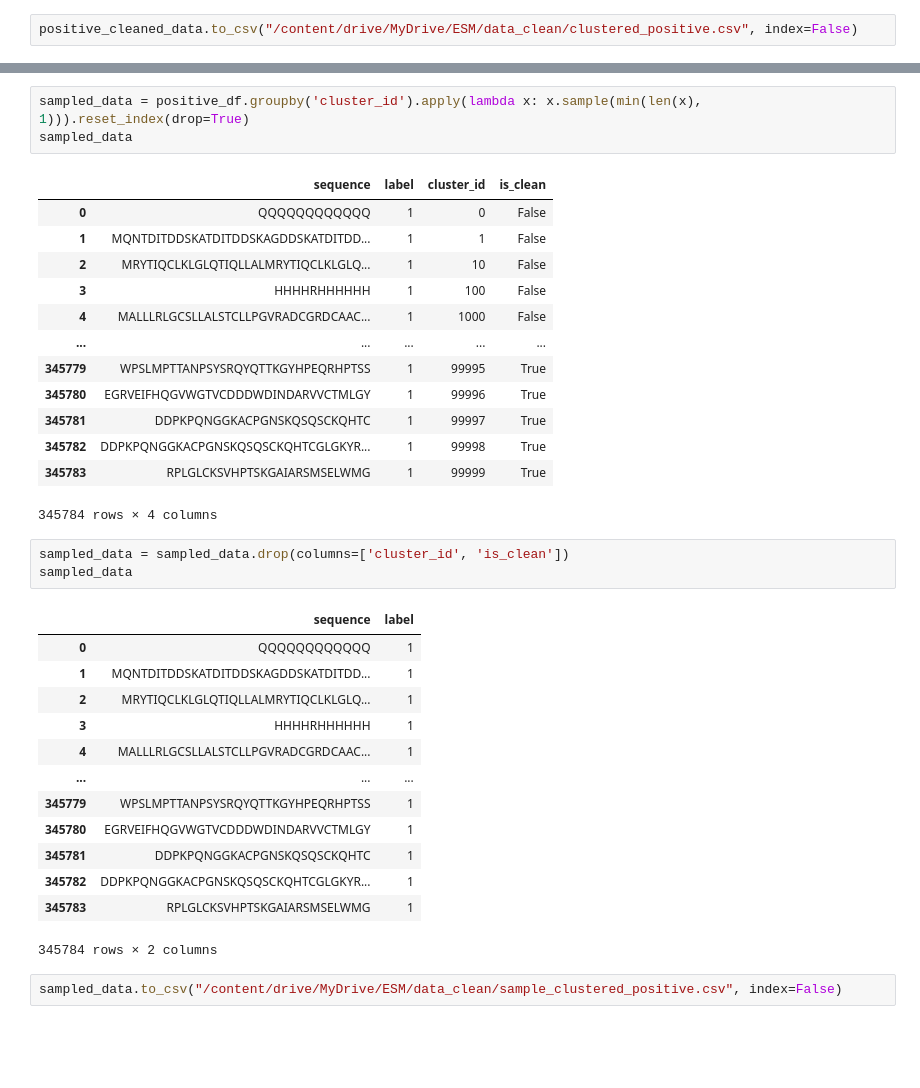
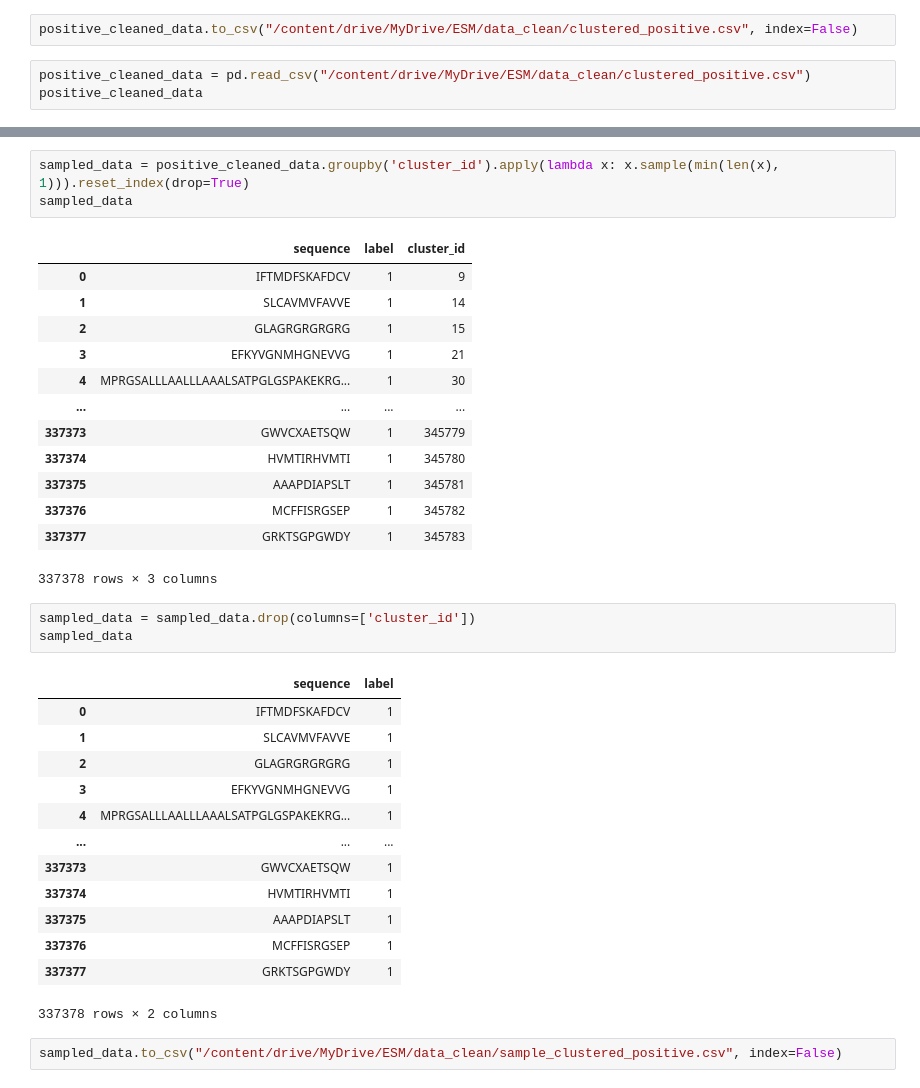
Before and after one commit to DRepresser/NeuroClassify, a Jupyter notebook: preprocess_and_EDA.ipynb, the cells around one changed output, grey strips where cells are left out. Saved outputs shown, nothing was run; the diff lists cells and outputs as text; blank space fills up the shorter version.

```diff
--- a/preprocess_and_EDA.ipynb
+++ b/preprocess_and_EDA.ipynb
@@ -213,3 +213,6 @@ See the caveats in the documentation: https://pandas.pydata.org/pandas-docs/stab
 2582017 rows × 3 columns
 # %%
 positive_cleaned_data.to_csv("/content/drive/MyDrive/ESM/data_clean/clustered_positive.csv", index=False)
+# %%
+positive_cleaned_data = pd.read_csv("/content/drive/MyDrive/ESM/data_clean/clustered_positive.csv")
+positive_cleaned_data
@@ -216,37 +233,37 @@ positive_cleaned_data.to_csv("/content/drive/MyDrive/ESM/data_clean/clustered_po
 # %%
-sampled_data = positive_df.groupby('cluster_id').apply(lambda x: x.sample(min(len(x), 1))).reset_index(drop=True)
+sampled_data = positive_cleaned_data.groupby('cluster_id').apply(lambda x: x.sample(min(len(x), 1))).reset_index(drop=True)
 sampled_data
 # %% [output]
-|  | sequence | label | cluster_id | is_clean |
-| 0 | QQQQQQQQQQQQ | 1 | 0 | False |
-| 1 | MQNTDITDDSKATDITDDSKAGDDSKATDITDD... | 1 | 1 | False |
-| 2 | MRYTIQCLKLGLQTIQLLALMRYTIQCLKLGLQ... | 1 | 10 | False |
-| 3 | HHHHRHHHHHH | 1 | 100 | False |
-| 4 | MALLLRLGCSLLALSTCLLPGVRADCGRDCAAC... | 1 | 1000 | False |
-| ... | ... | ... | ... | ... |
-| 345779 | WPSLMPTTANPSYSRQYQTTKGYHPEQRHPTSS | 1 | 99995 | True |
-| 345780 | EGRVEIFHQGVWGTVCDDDWDINDARVVCTMLGY | 1 | 99996 | True |
-| 345781 | DDPKPQNGGKACPGNSKQSQSCKQHTC | 1 | 99997 | True |
-| 345782 | DDPKPQNGGKACPGNSKQSQSCKQHTCGLGKYR... | 1 | 99998 | True |
-| 345783 | RPLGLCKSVHPTSKGAIARSMSELWMG | 1 | 99999 | True |
+|  | sequence | label | cluster_id |
+| 0 | IFTMDFSKAFDCV | 1 | 9 |
+| 1 | SLCAVMVFAVVE | 1 | 14 |
+| 2 | GLAGRGRGRGRG | 1 | 15 |
+| 3 | EFKYVGNMHGNEVVG | 1 | 21 |
+| 4 | MPRGSALLLAALLLAAALSATPGLGSPAKEKRG... | 1 | 30 |
+| ... | ... | ... | ... |
+| 337373 | GWVCXAETSQW | 1 | 345779 |
+| 337374 | HVMTIRHVMTI | 1 | 345780 |
+| 337375 | AAAPDIAPSLT | 1 | 345781 |
+| 337376 | MCFFISRGSEP | 1 | 345782 |
+| 337377 | GRKTSGPGWDY | 1 | 345783 |
-345784 rows × 4 columns
+337378 rows × 3 columns
 # %%
-sampled_data = sampled_data.drop(columns=['cluster_id', 'is_clean'])
+sampled_data = sampled_data.drop(columns=['cluster_id'])
 sampled_data
 # %% [output]
 |  | sequence | label |
-| 0 | QQQQQQQQQQQQ | 1 |
-| 1 | MQNTDITDDSKATDITDDSKAGDDSKATDITDD... | 1 |
-| 2 | MRYTIQCLKLGLQTIQLLALMRYTIQCLKLGLQ... | 1 |
-| 3 | HHHHRHHHHHH | 1 |
-| 4 | MALLLRLGCSLLALSTCLLPGVRADCGRDCAAC... | 1 |
+| 0 | IFTMDFSKAFDCV | 1 |
+| 1 | SLCAVMVFAVVE | 1 |
+| 2 | GLAGRGRGRGRG | 1 |
+| 3 | EFKYVGNMHGNEVVG | 1 |
+| 4 | MPRGSALLLAALLLAAALSATPGLGSPAKEKRG... | 1 |
 | ... | ... | ... |
-| 345779 | WPSLMPTTANPSYSRQYQTTKGYHPEQRHPTSS | 1 |
-| 345780 | EGRVEIFHQGVWGTVCDDDWDINDARVVCTMLGY | 1 |
-| 345781 | DDPKPQNGGKACPGNSKQSQSCKQHTC | 1 |
-| 345782 | DDPKPQNGGKACPGNSKQSQSCKQHTCGLGKYR... | 1 |
-| 345783 | RPLGLCKSVHPTSKGAIARSMSELWMG | 1 |
+| 337373 | GWVCXAETSQW | 1 |
+| 337374 | HVMTIRHVMTI | 1 |
+| 337375 | AAAPDIAPSLT | 1 |
+| 337376 | MCFFISRGSEP | 1 |
+| 337377 | GRKTSGPGWDY | 1 |
-345784 rows × 2 columns
+337378 rows × 2 columns
 # %%
 sampled_data.to_csv("/content/drive/MyDrive/ESM/data_clean/sample_clustered_positive.csv", index=False)
 # %%
```
Also changed, not shown: parts of 7 cells of this notebook.
